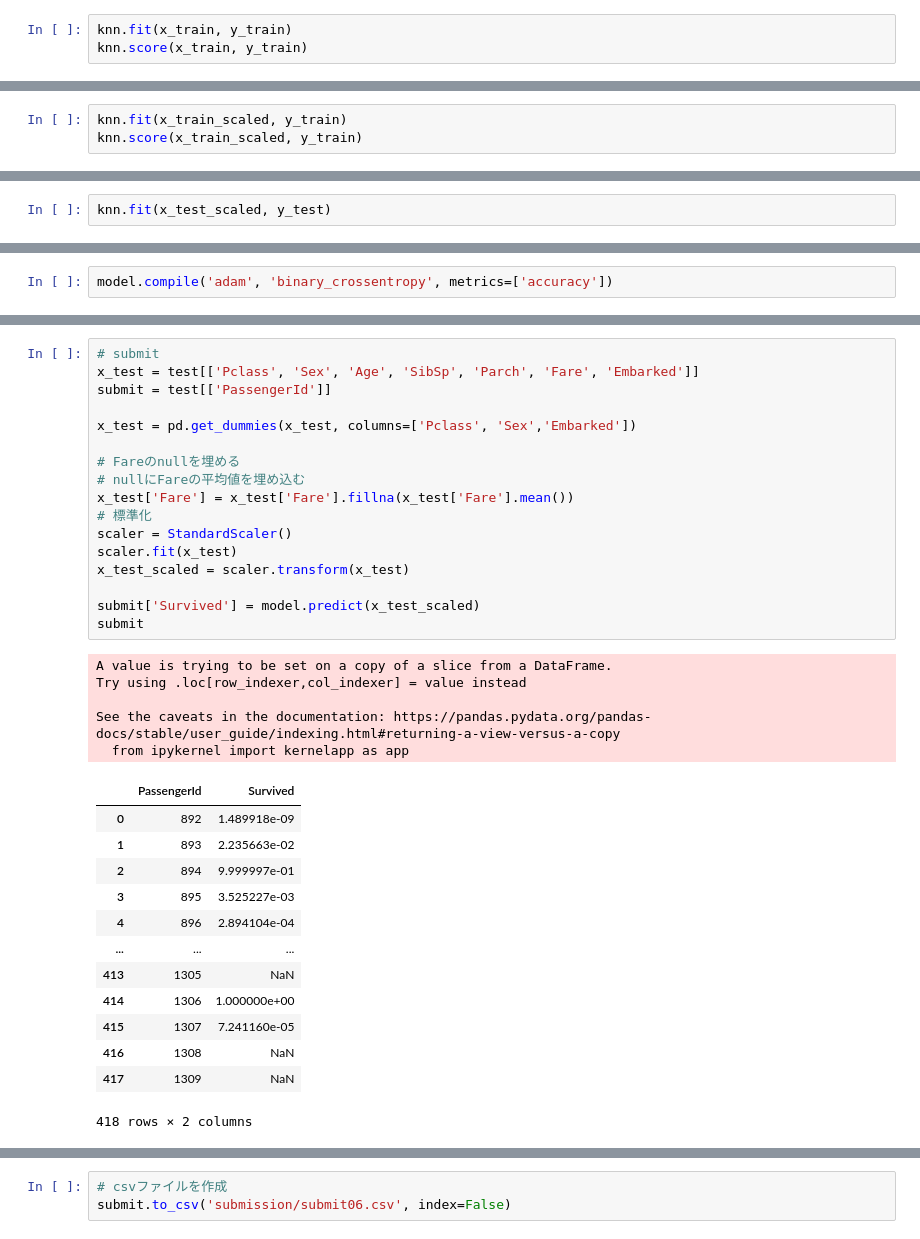
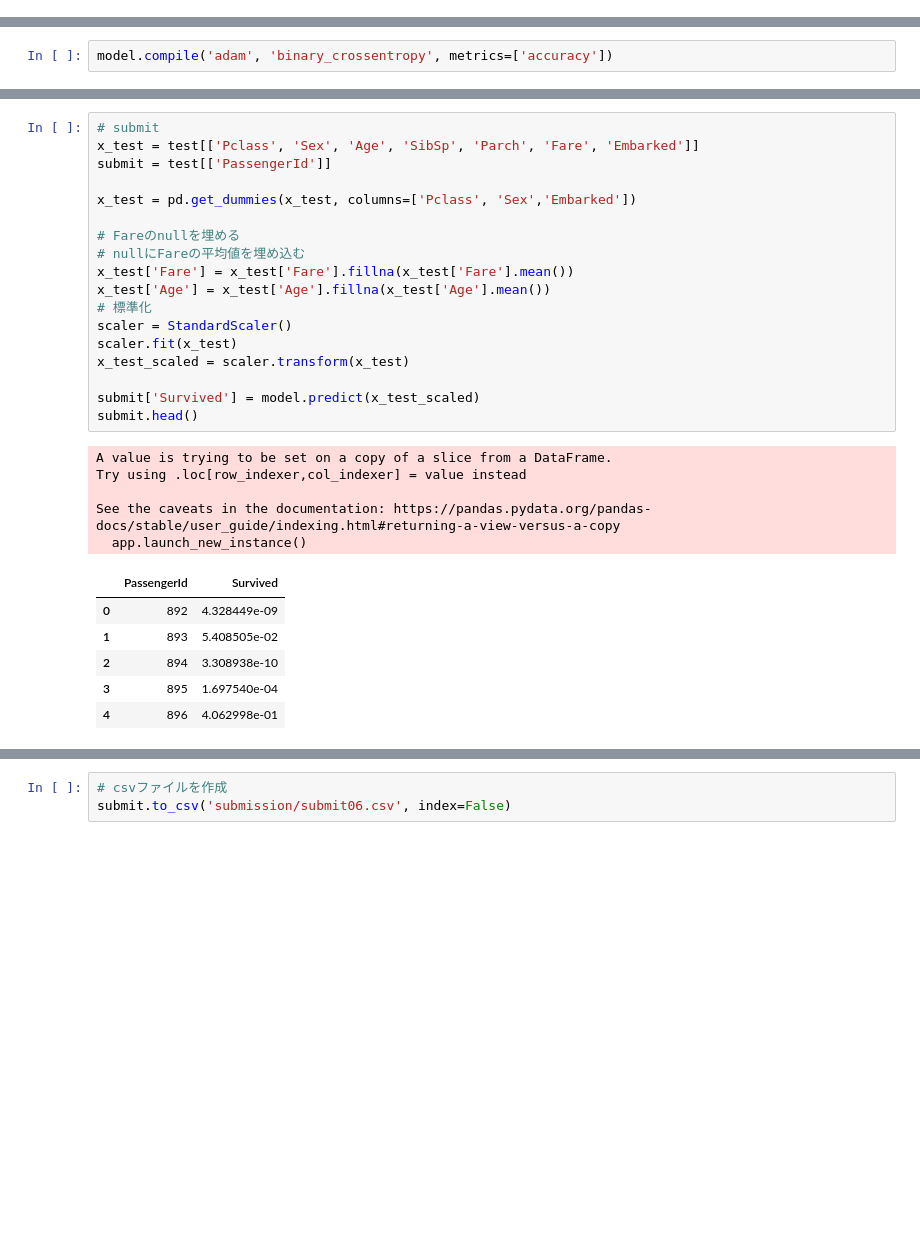
Before and after one commit to ikdmtm/titanic, a Jupyter notebook: program/titanic_sgd.ipynb, the cells around one changed output, grey strips where cells are left out. Drawn from its saved outputs; the diff is of its cells as text; blank space fills up the shorter version.

```diff
--- a/program/titanic_sgd.ipynb
+++ b/program/titanic_sgd.ipynb
@@ -136,3 +124,0 @@ knn = KNeighborsClassifier()
-# %%
-knn.fit(x_train, y_train)
-knn.score(x_train, y_train)
@@ -149,6 +129,3 @@ scaler = StandardScaler()
 scaler.fit(x_train)
 x_train_scaled = scaler.transform(x_train)
 x_test_scaled = scaler.transform(x_test)
-# %%
-knn.fit(x_train_scaled, y_train)
-knn.score(x_train_scaled, y_train)
@@ -157,2 +131,0 @@ knn.score(x_train_scaled, y_train)
-# %%
-knn.fit(x_test_scaled, y_test)
@@ -313,38 +189,32 @@ Epoch 1000/1000
 # %%
 # submit
 x_test = test[['Pclass', 'Sex', 'Age', 'SibSp', 'Parch', 'Fare', 'Embarked']]
 submit = test[['PassengerId']]
 
 x_test = pd.get_dummies(x_test, columns=['Pclass', 'Sex','Embarked'])
 
 # Fareのnullを埋める
 # nullにFareの平均値を埋め込む
 x_test['Fare'] = x_test['Fare'].fillna(x_test['Fare'].mean())
+x_test['Age'] = x_test['Age'].fillna(x_test['Age'].mean())
 # 標準化
 scaler = StandardScaler()
 scaler.fit(x_test)
 x_test_scaled = scaler.transform(x_test)
 
 submit['Survived'] = model.predict(x_test_scaled)
-submit
+submit.head()
 # %% [output]
 A value is trying to be set on a copy of a slice from a DataFrame.
 Try using .loc[row_indexer,col_indexer] = value instead
 
 See the caveats in the documentation: https://pandas.pydata.org/pandas-docs/stable/user_guide/indexing.html#returning-a-view-versus-a-copy
-  from ipykernel import kernelapp as app
+  app.launch_new_instance()
 |  | PassengerId | Survived |
-| 0 | 892 | 1.489918e-09 |
-| 1 | 893 | 2.235663e-02 |
-| 2 | 894 | 9.999997e-01 |
-| 3 | 895 | 3.525227e-03 |
-| 4 | 896 | 2.894104e-04 |
-| ... | ... | ... |
-| 413 | 1305 | NaN |
-| 414 | 1306 | 1.000000e+00 |
-| 415 | 1307 | 7.241160e-05 |
-| 416 | 1308 | NaN |
-| 417 | 1309 | NaN |
+| 0 | 892 | 4.328449e-09 |
+| 1 | 893 | 5.408505e-02 |
+| 2 | 894 | 3.308938e-10 |
+| 3 | 895 | 1.697540e-04 |
+| 4 | 896 | 4.062998e-01 |
-418 rows × 2 columns
 # %%
 # nullを0で埋める
```
Also changed, not shown: parts of 20 cells of this notebook, 1 other file.
